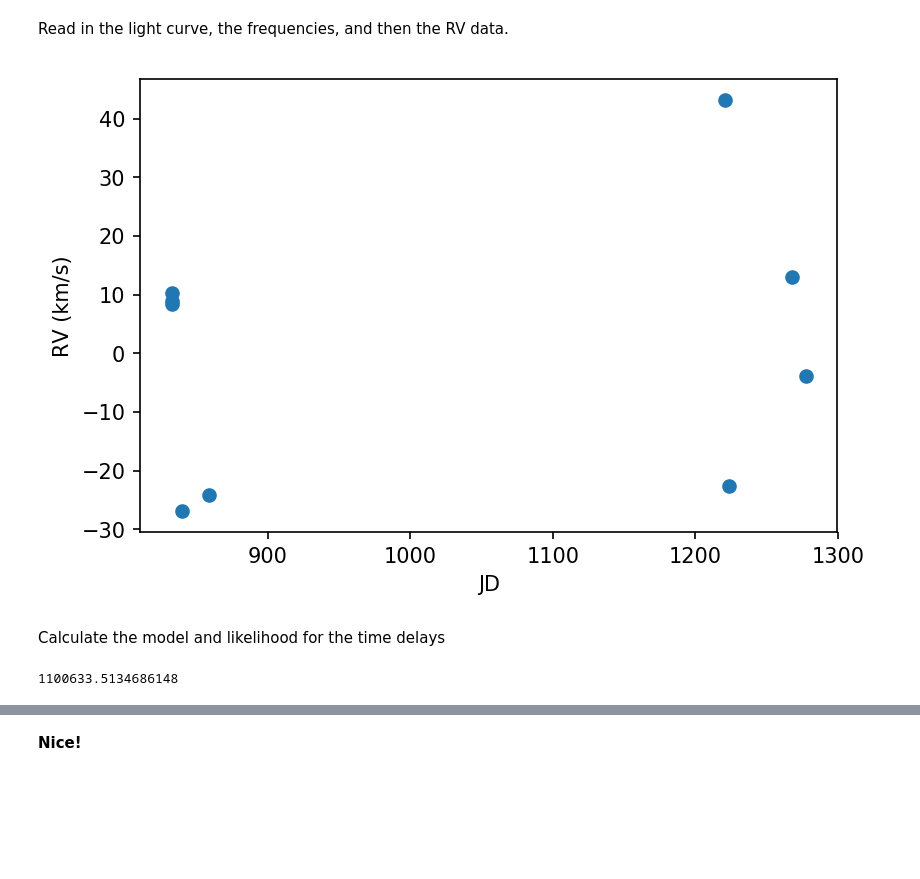
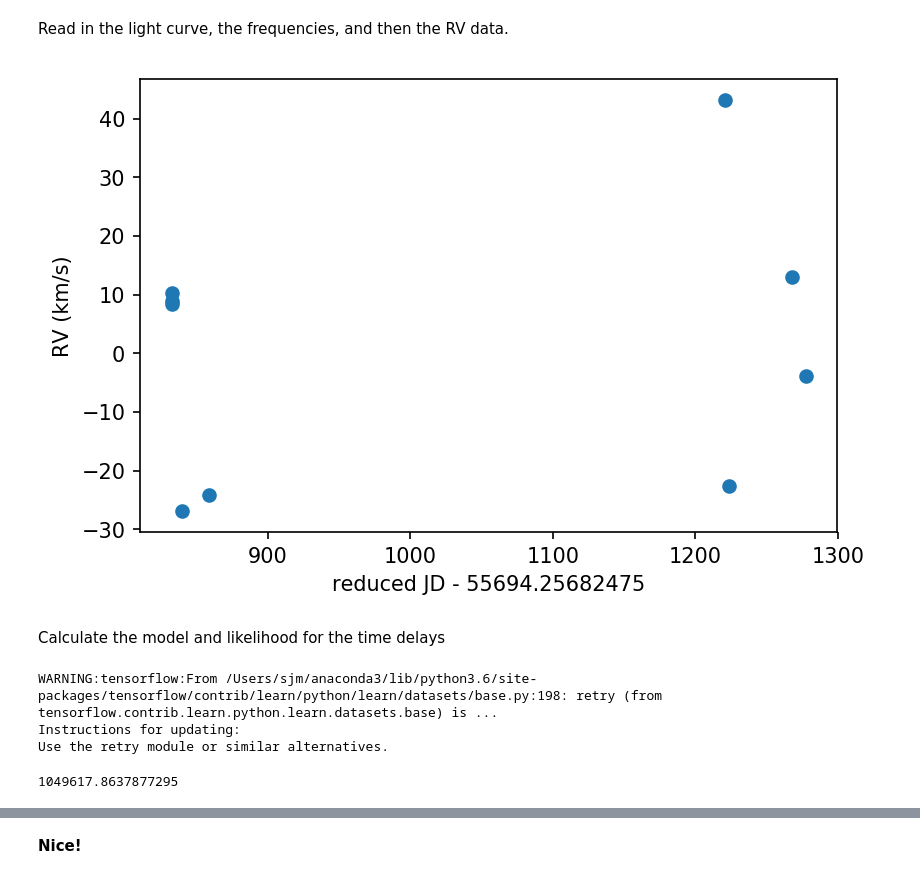
Before and after one commit to SimonJMurphy/maelstrom, a Jupyter notebook: RadialVelocity.ipynb, the cells around one changed output, grey strips where cells are left out. Saved outputs shown, nothing was run; the diff lists cells and outputs as text; code cells hidden in the pictures; blank space fills up the shorter version.

```diff
--- a/RadialVelocity.ipynb
+++ b/RadialVelocity.ipynb
@@ -17,17 +17,18 @@ Read in the light curve, the frequencies, and then the RV data.
 # %%
 kicid = 6780873
 
-time, flux = np.loadtxt(f"data/kic{kicid}_lc.txt",usecols=(0,1)).T
+times, dmag = np.loadtxt(f"data/kic{kicid}_lc.txt",usecols=(0,1)).T
 
 # Subtract midpoint
-time_mid = (time[0] + time[-1]) / 2
-time -= time_mid
+time_mid = (times[0] + times[-1]) / 2.
+times -= time_mid
 
 # mmags
-flux *= 1000.
+dmmags = dmag * 1000.
 
-times = time[2500:]
-flux = flux[2500:]
+# for stars with bad Kepler Q2 data, we might want to skip some data points
+times = times[5500:]
+dmmags = dmmags[5500:]
 
 metadata = np.loadtxt(f"data/kic{kicid}_metadata.csv", delimiter=",", skiprows=1)
 nu_arr = metadata[::6]
@@ -41,10 +40,10 @@ rv_JD -= time_mid
 # %%
 # plot just the RVs for now
 plt.errorbar(rv_JD,rv_RV,rv_err,fmt="o")
-plt.xlabel("JD")
+plt.xlabel(f"reduced JD - {time_mid}")
 plt.ylabel("RV (km/s)")
 plt.show()
 # %% [output]
-[figure, old version]
+[figure, new version]
 # %%
 # read in the table of orbits
@@ -133,16 +133,20 @@ chi = tf.square(rv_tensor - vrad_tensor) / rv_sig2 + tf.log(rv_sig2)
 chi2_tensor += tf.reduce_sum(chi)
 
 var_list = [
-    tp_tensor, porb_tensor, e_param_tensor, a1d_tensor, varpi_tensor, log_rv_sigma2_tensor, log_sigma2_tensor, gammav_tensor
+    tp_tensor, e_param_tensor, a1d_tensor, varpi_tensor, log_rv_sigma2_tensor, log_sigma2_tensor, gammav_tensor
 ]
 opt = tf.contrib.opt.ScipyOptimizerInterface(chi2_tensor, var_list=var_list)
 
 init = tf.global_variables_initializer()
 sess.run(init)
+# %% [output]
+WARNING:tensorflow:From /Users/sjm/anaconda3/lib/python3.6/site-packages/tensorflow/contrib/learn/python/learn/datasets/base.py:198: retry (from tensorflow.contrib.learn.python.learn.datasets.base) is ...
+Instructions for updating:
+Use the retry module or similar alternatives.
 # %%
 feed_dict = {
     times_tensor: times,
-    dmmags_tensor: flux,
+    dmmags_tensor: dmmags,
     rv_time_tensor: rv_JD,
     rv_tensor: rv_RV,
     rv_err_tensor: rv_err,
@@ -150,7 +154,7 @@ feed_dict = {
 
 sess.run(chi2_tensor, feed_dict=feed_dict)
 # %% [output]
-1100633.5134686148
+1049617.8637877295
 # %%
 opt.minimize(sess, feed_dict=feed_dict)
 # %% [output]
```
Also changed, not shown: parts of 7 cells of this notebook.
